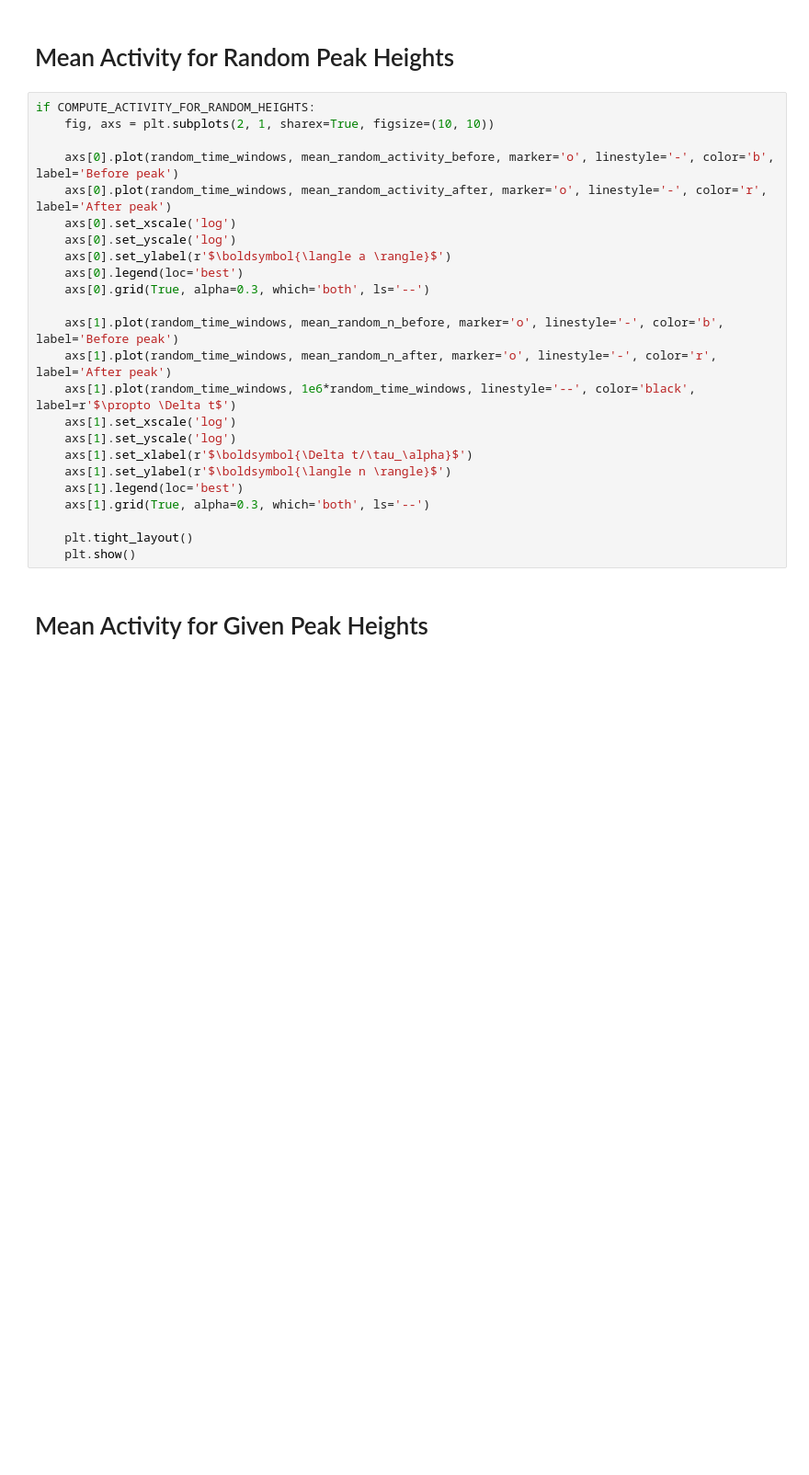
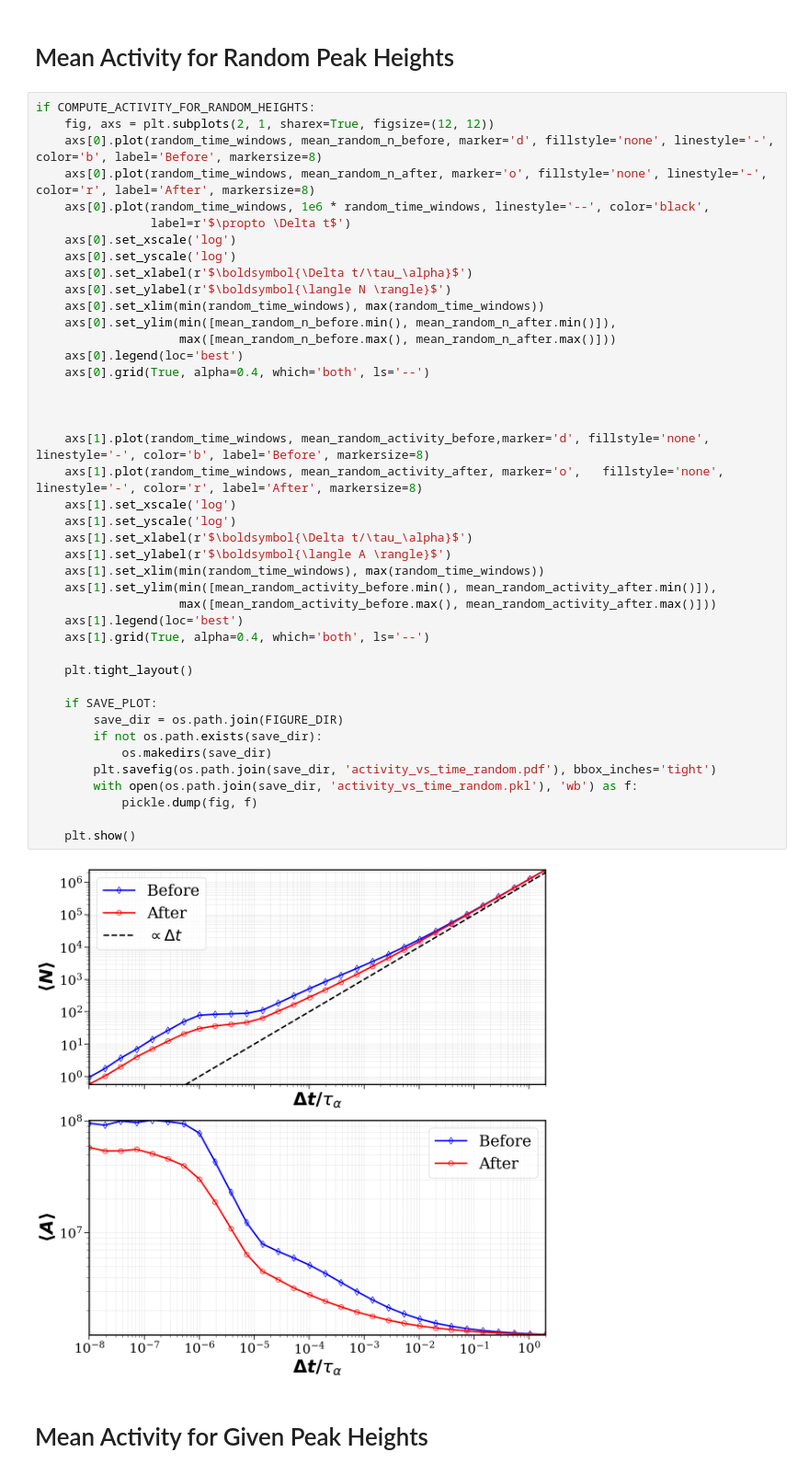
Before and after one commit to sylvainshan/PHYS-422-Foreshocks-and-Aftershocks-in-Thermal-Creep-Dynamics, a Jupyter notebook: Activity_analysis.ipynb, the cells around one changed output. Shown at 92% size. Cells and saved outputs as stored; diff of their text form; blank space fills up the shorter version.

```diff
--- a/Activity_analysis.ipynb
+++ b/Activity_analysis.ipynb
@@ -267,27 +288,47 @@ plt.show()
 # Mean Activity for Random Peak Heights
 # %%
 if COMPUTE_ACTIVITY_FOR_RANDOM_HEIGHTS:
-    fig, axs = plt.subplots(2, 1, sharex=True, figsize=(10, 10))
-
-    axs[0].plot(random_time_windows, mean_random_activity_before, marker='o', linestyle='-', color='b', label='Before peak')
-    axs[0].plot(random_time_windows, mean_random_activity_after, marker='o', linestyle='-', color='r', label='After peak')
+    fig, axs = plt.subplots(2, 1, sharex=True, figsize=(12, 12))
+    axs[0].plot(random_time_windows, mean_random_n_before, marker='d', fillstyle='none', linestyle='-', color='b', label='Before', markersize=8)
+    axs[0].plot(random_time_windows, mean_random_n_after, marker='o', fillstyle='none', linestyle='-', color='r', label='After', markersize=8)
+    axs[0].plot(random_time_windows, 1e6 * random_time_windows, linestyle='--', color='black',
+                label=r'$\propto \Delta t$')
     axs[0].set_xscale('log')
     axs[0].set_yscale('log')
-    axs[0].set_ylabel(r'$\boldsymbol{\langle a \rangle}$')
+    axs[0].set_xlabel(r'$\boldsymbol{\Delta t/\tau_\alpha}$')
+    axs[0].set_ylabel(r'$\boldsymbol{\langle N \rangle}$')
+    axs[0].set_xlim(min(random_time_windows), max(random_time_windows))
+    axs[0].set_ylim(min([mean_random_n_before.min(), mean_random_n_after.min()]),
+                    max([mean_random_n_before.max(), mean_random_n_after.max()]))
     axs[0].legend(loc='best')
-    axs[0].grid(True, alpha=0.3, which='both', ls='--')
+    axs[0].grid(True, alpha=0.4, which='both', ls='--')
 
-    axs[1].plot(random_time_windows, mean_random_n_before, marker='o', linestyle='-', color='b', label='Before peak')
-    axs[1].plot(random_time_windows, mean_random_n_after, marker='o', linestyle='-', color='r', label='After peak')
-    axs[1].plot(random_time_windows, 1e6*random_time_windows, linestyle='--', color='black', label=r'$\propto \Delta t$')
+
+
+    axs[1].plot(random_time_windows, mean_random_activity_before,marker='d', fillstyle='none', linestyle='-', color='b', label='Before', markersize=8)
+    axs[1].plot(random_time_windows, mean_random_activity_after, marker='o',   fillstyle='none', linestyle='-', color='r', label='After', markersize=8)
     axs[1].set_xscale('log')
     axs[1].set_yscale('log')
     axs[1].set_xlabel(r'$\boldsymbol{\Delta t/\tau_\alpha}$')
-    axs[1].set_ylabel(r'$\boldsymbol{\langle n \rangle}$')
+    axs[1].set_ylabel(r'$\boldsymbol{\langle A \rangle}$')
+    axs[1].set_xlim(min(random_time_windows), max(random_time_windows))
+    axs[1].set_ylim(min([mean_random_activity_before.min(), mean_random_activity_after.min()]),
+                    max([mean_random_activity_before.max(), mean_random_activity_after.max()]))
     axs[1].legend(loc='best')
-    axs[1].grid(True, alpha=0.3, which='both', ls='--')
+    axs[1].grid(True, alpha=0.4, which='both', ls='--')
 
     plt.tight_layout()
+
+    if SAVE_PLOT:
+        save_dir = os.path.join(FIGURE_DIR)
+        if not os.path.exists(save_dir):
+            os.makedirs(save_dir)
+        plt.savefig(os.path.join(save_dir, 'activity_vs_time_random.pdf'), bbox_inches='tight')
+        with open(os.path.join(save_dir, 'activity_vs_time_random.pkl'), 'wb') as f:
+            pickle.dump(fig, f)
+
     plt.show()
+# %% [output]
+[figure, added]
 # %% [markdown]
 # Mean Activity for Given Peak Heights
```
Also changed, not shown: parts of 13 cells of this notebook.
